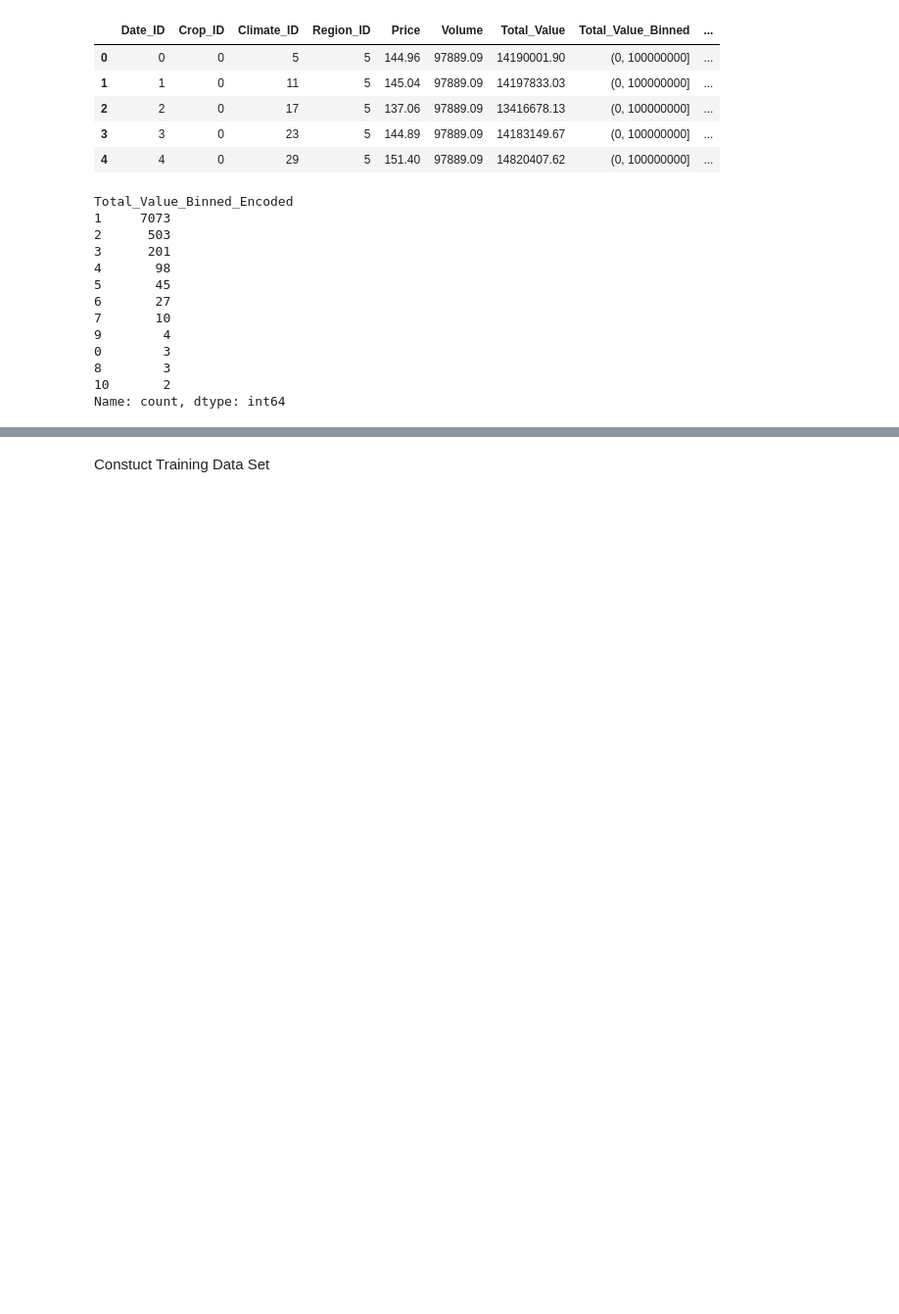
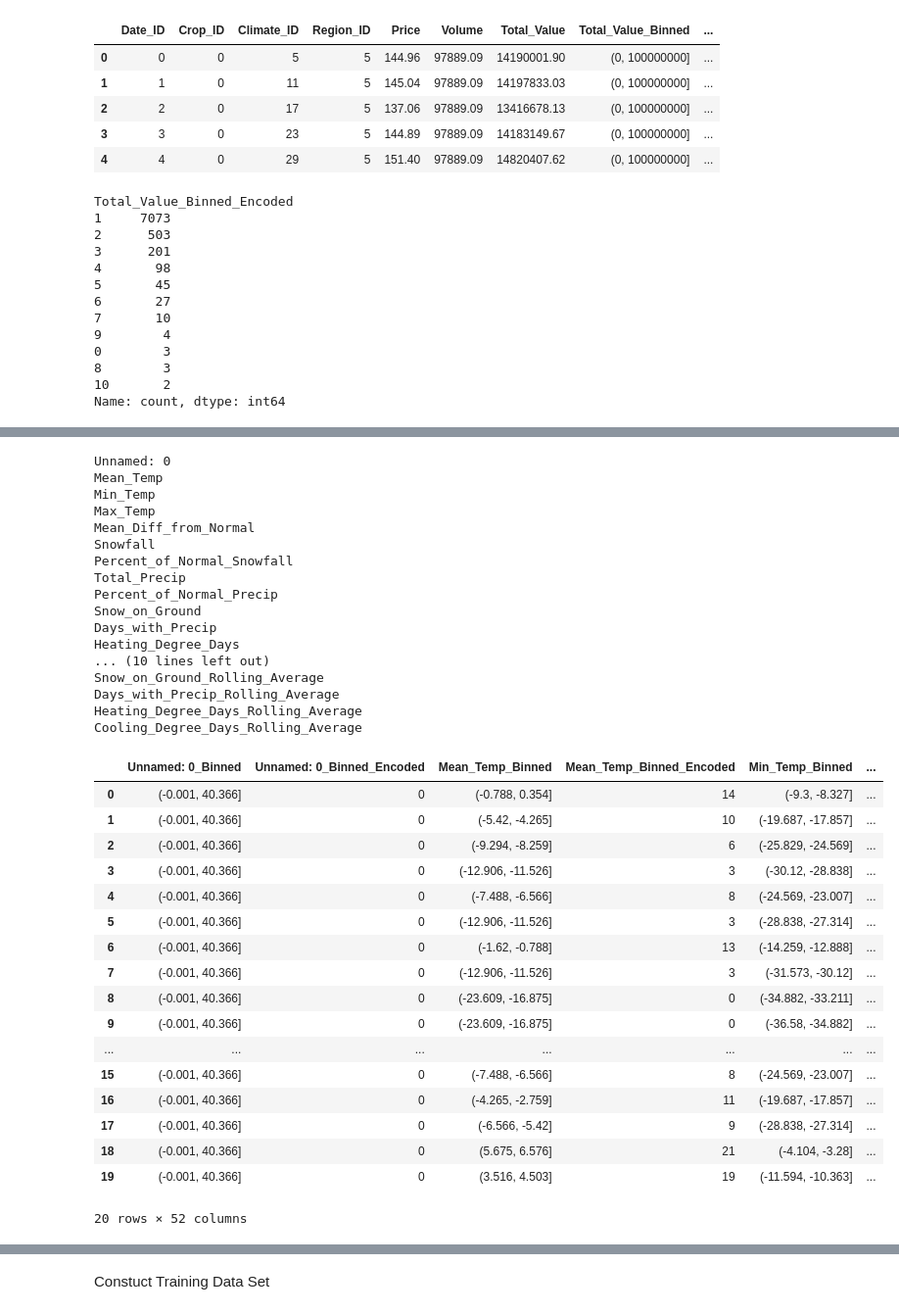
Before and after one commit to Daniel-Dumitrescu/csi4142-project, a Jupyter notebook: Data_Transformation.ipynb, the cells around one changed output, grey strips where cells are left out. Shown: that part at 98% size. Drawn from its saved outputs; the diff is of its cells as text; code cells hidden in the pictures; blank space fills up the shorter version.

```diff
--- a/Data_Transformation.ipynb
+++ b/Data_Transformation.ipynb
@@ -258,0 +274,48 @@ fact_table.to_csv("datasets\cropFactTable.csv",index=False)
+# %%
+# Binning
+binned_df = pd.DataFrame()
+
+for col in climate_df.columns:
+    if not (col == 'Climate_ID') and "Normalized" not in col:
+        print(col)
+        # binned_df[col + '_Binned'] = pd.qcut(all_processed_df[col], q=math.sqrt(len(all_processed_df[col])))
+        binned_df[col + '_Binned'] = pd.qcut(climate_df[col], q=math.ceil(math.sqrt(len(climate_df['Cooling_Degree_Days']))),duplicates='drop')
+        binned_df[col + '_Binned_Encoded'] = pd.qcut(climate_df[col], q=math.ceil(math.sqrt(len(climate_df['Cooling_Degree_Days']))),duplicates='drop',labels=False)
+
+binned_df.head(20)
+# %% [output]
+Unnamed: 0
+Mean_Temp
+Min_Temp
+Max_Temp
+Mean_Diff_from_Normal
+Snowfall
+Percent_of_Normal_Snowfall
+Total_Precip
+Percent_of_Normal_Precip
+Snow_on_Ground
+Days_with_Precip
+Heating_Degree_Days
+... (10 lines left out)
+Snow_on_Ground_Rolling_Average
+Days_with_Precip_Rolling_Average
+Heating_Degree_Days_Rolling_Average
+Cooling_Degree_Days_Rolling_Average
+|  | Unnamed: 0_Binned | Unnamed: 0_Binned_Encoded | Mean_Temp_Binned | Mean_Temp_Binned_Encoded | Min_Temp_Binned | ... |
+| 0 | (-0.001, 40.366] | 0 | (-0.788, 0.354] | 14 | (-9.3, -8.327] | ... |
+| 1 | (-0.001, 40.366] | 0 | (-5.42, -4.265] | 10 | (-19.687, -17.857] | ... |
+| 2 | (-0.001, 40.366] | 0 | (-9.294, -8.259] | 6 | (-25.829, -24.569] | ... |
+| 3 | (-0.001, 40.366] | 0 | (-12.906, -11.526] | 3 | (-30.12, -28.838] | ... |
+| 4 | (-0.001, 40.366] | 0 | (-7.488, -6.566] | 8 | (-24.569, -23.007] | ... |
+| 5 | (-0.001, 40.366] | 0 | (-12.906, -11.526] | 3 | (-28.838, -27.314] | ... |
+| 6 | (-0.001, 40.366] | 0 | (-1.62, -0.788] | 13 | (-14.259, -12.888] | ... |
+| 7 | (-0.001, 40.366] | 0 | (-12.906, -11.526] | 3 | (-31.573, -30.12] | ... |
+| 8 | (-0.001, 40.366] | 0 | (-23.609, -16.875] | 0 | (-34.882, -33.211] | ... |
+| 9 | (-0.001, 40.366] | 0 | (-23.609, -16.875] | 0 | (-36.58, -34.882] | ... |
+| ... | ... | ... | ... | ... | ... | ... |
+| 15 | (-0.001, 40.366] | 0 | (-7.488, -6.566] | 8 | (-24.569, -23.007] | ... |
+| 16 | (-0.001, 40.366] | 0 | (-4.265, -2.759] | 11 | (-19.687, -17.857] | ... |
+| 17 | (-0.001, 40.366] | 0 | (-6.566, -5.42] | 9 | (-28.838, -27.314] | ... |
+| 18 | (-0.001, 40.366] | 0 | (5.675, 6.576] | 21 | (-4.104, -3.28] | ... |
+| 19 | (-0.001, 40.366] | 0 | (3.516, 4.503] | 19 | (-11.594, -10.363] | ... |
+20 rows × 52 columns
```
Also changed, not shown: parts of 16 cells of this notebook, 6 other files.
